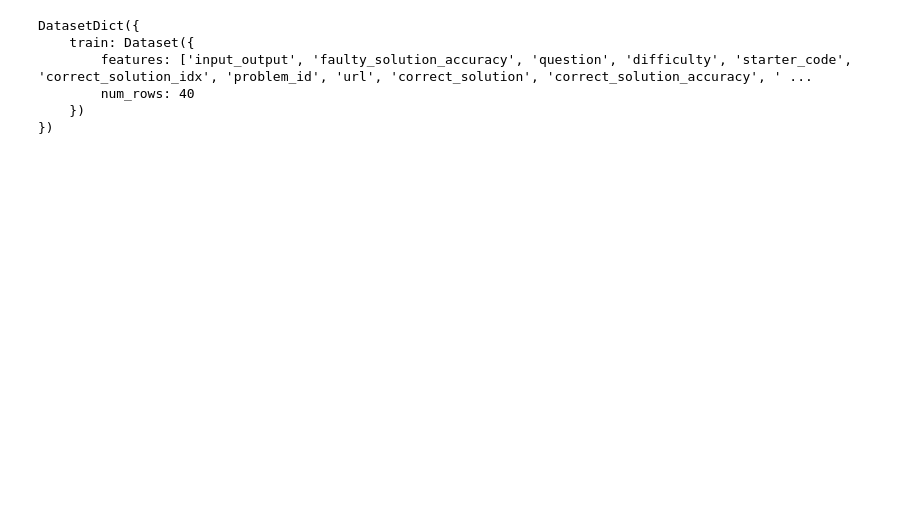
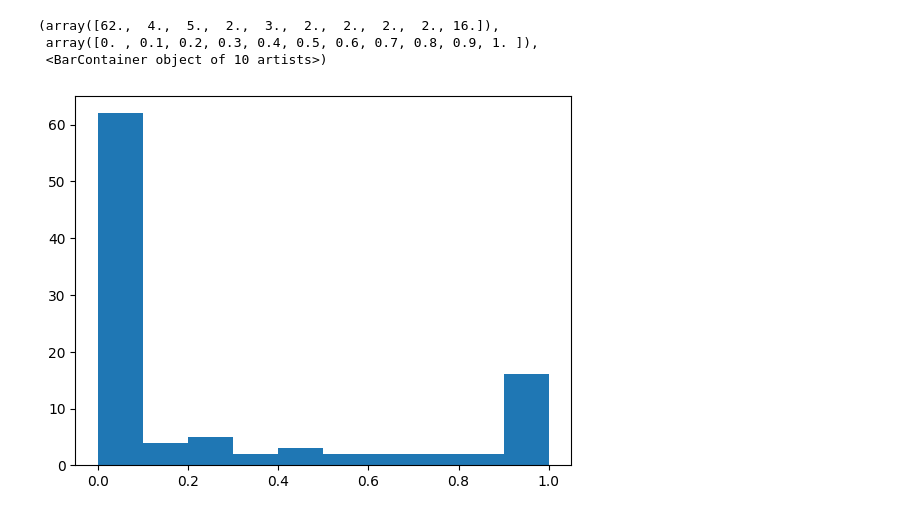
Before and after one commit to janphilippfranken/printllama, a Jupyter notebook: experiments/apps/debug.ipynb, the cells around one changed output. Drawn from its saved outputs; the diff is of its cells as text; code cells hidden in the pictures; blank space fills up the shorter version.

```diff
--- a/experiments/apps/debug.ipynb
+++ b/experiments/apps/debug.ipynb
@@ -127,3 +0,0 @@ tokenized_val_dataset = eval_dataset.map(lambda data_point: generate_and_tokeniz
-# %%
-for feature in tokenized_train_dataset.features:
-    print(feature, tokenized_train_dataset[0][feature])
@@ -314,3 +1,4 @@ Insert print statements in the program that will help me debug and improve the p
 # %%
 from datasets import load_dataset
-ds = load_dataset('json', data_files="../../data/corrupted_apps_filtered_introductory_test.json")
+ds = load_dataset('json', data_files="../../data/repaired_apps_filtered_introductory_test.json")
+ds
@@ -317,9 +12,16 @@ ds = load_dataset('json', data_files="../../data/corrupted_apps_filtered_introdu
-# %%
-ds
-# %% [output]
-DatasetDict({
-    train: Dataset({
-        features: ['input_output', 'faulty_solution_accuracy', 'question', 'difficulty', 'starter_code', 'correct_solution_idx', 'problem_id', 'url', 'correct_solution', 'correct_solution_accuracy', ' ...
-        num_rows: 40
-    })
-})
+# %%
+def get_accuracies(ds):
+    accuracies = {feature: [] for feature in ds.features if 'accuracy' in feature}
+    for i in range(len(ds)):
+        for feature in accuracies:
+            accuracies[feature].append(ds[i][feature])
+
+    return accuracies
+
+accuracies = get_accuracies(ds['train'])
+plt.hist(accuracies['baseline_repaired_solution_accuracy'])
+# %% [output]
+(array([62.,  4.,  5.,  2.,  3.,  2.,  2.,  2.,  2., 16.]),
+ array([0. , 0.1, 0.2, 0.3, 0.4, 0.5, 0.6, 0.7, 0.8, 0.9, 1. ]),
+ <BarContainer object of 10 artists>)
+[figure, added]
```
Also changed, not shown: parts of 18 cells of this notebook, 6 other files.
